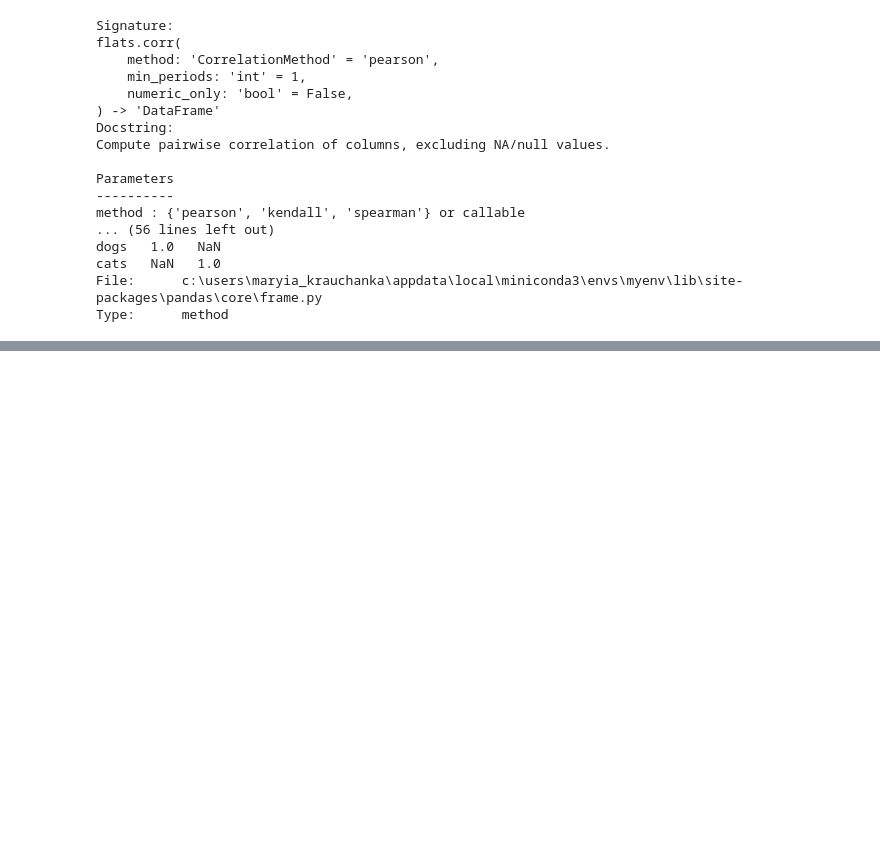
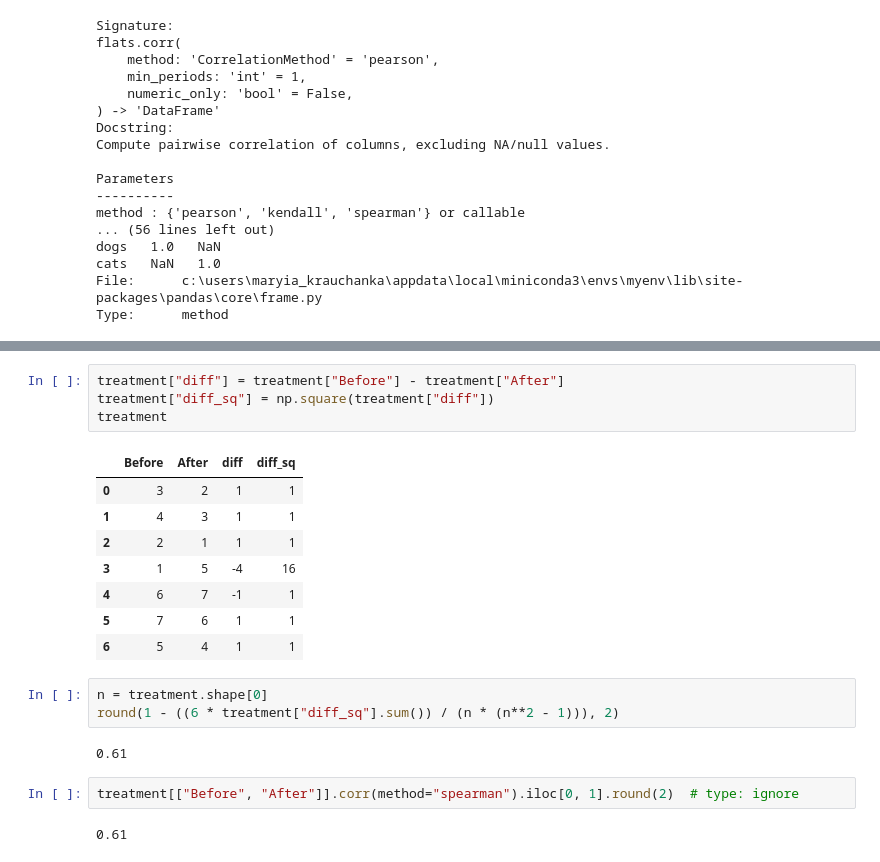
Before and after one commit to SENATOROVAI/Data-Science-For-Beginners-from-scratch-SENATOROV, a Jupyter notebook: python/lessons/sklearn.ipynb, the cells around one changed output, grey strips where cells are left out. Cells and saved outputs as stored; diff of their text form; blank space fills up the shorter version.

```diff
--- a/python/lessons/sklearn.ipynb
+++ b/python/lessons/sklearn.ipynb
@@ -674,0 +720,22 @@ Type:      method
+# %%
+treatment["diff"] = treatment["Before"] - treatment["After"]
+treatment["diff_sq"] = np.square(treatment["diff"])
+treatment
+# %% [output]
+|  | Before | After | diff | diff_sq |
+| 0 | 3 | 2 | 1 | 1 |
+| 1 | 4 | 3 | 1 | 1 |
+| 2 | 2 | 1 | 1 | 1 |
+| 3 | 1 | 5 | -4 | 16 |
+| 4 | 6 | 7 | -1 | 1 |
+| 5 | 7 | 6 | 1 | 1 |
+| 6 | 5 | 4 | 1 | 1 |
+# %%
+n = treatment.shape[0]
+round(1 - ((6 * treatment["diff_sq"].sum()) / (n * (n**2 - 1))), 2)
+# %% [output]
+0.61
+# %%
+treatment[["Before", "After"]].corr(method="spearman").iloc[0, 1].round(2)  # type: ignore
+# %% [output]
+0.61
```
Also changed, not shown: parts of 9 cells of this notebook, 3 other files.
